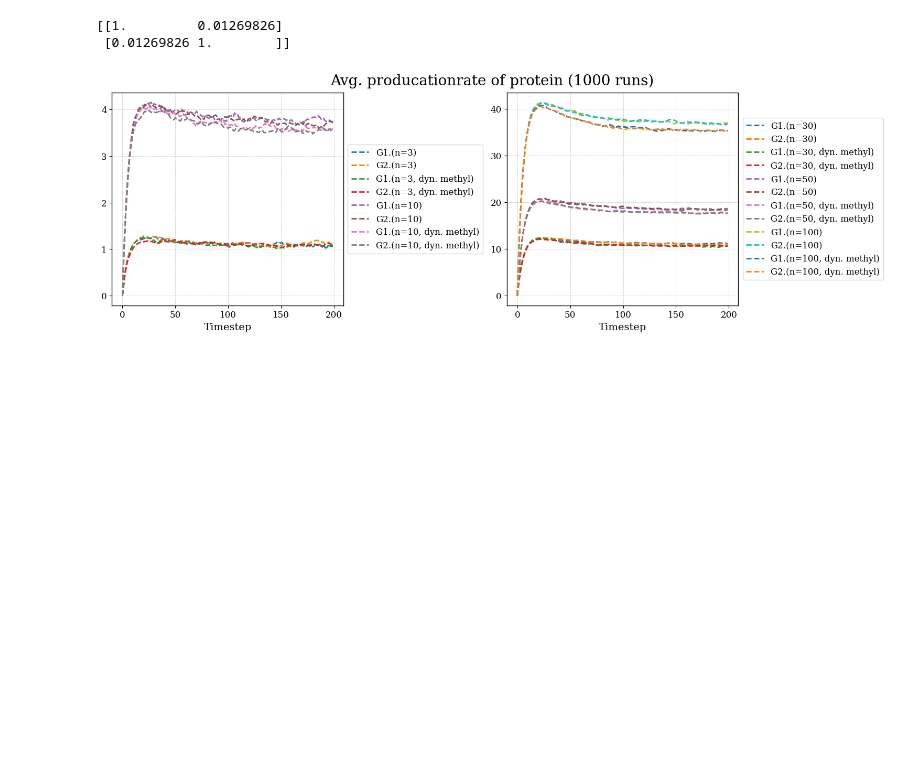
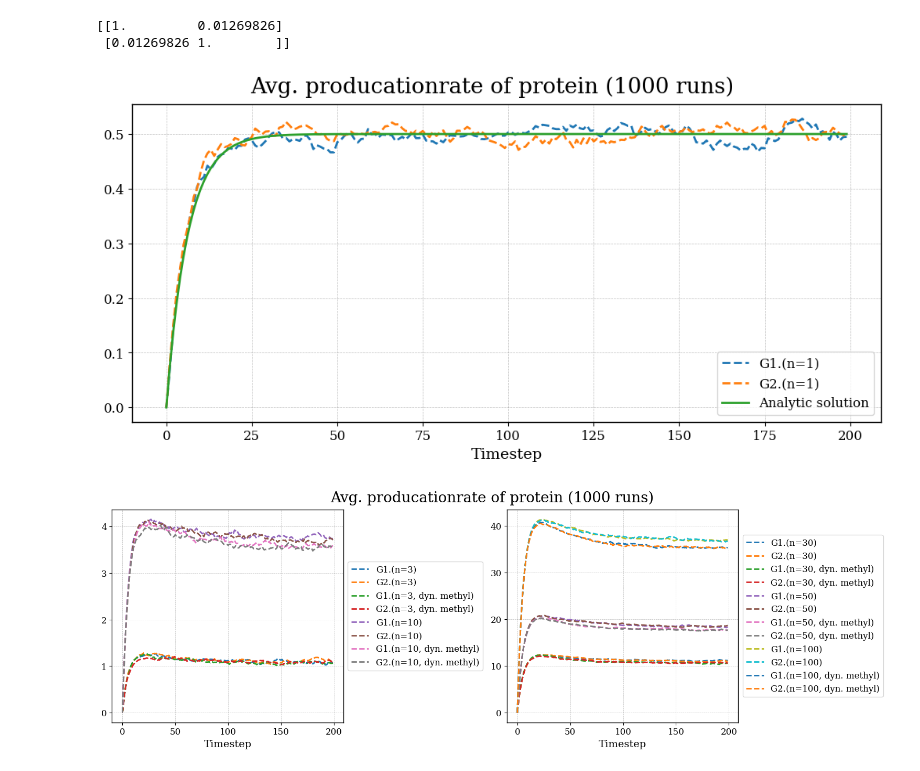
Before and after one commit to RicemanBoy/trafficRNA, a Jupyter notebook: trafficRNA.ipynb, the cells around one changed output. Cells and saved outputs as stored; diff of their text form; code cells hidden in the pictures; blank space fills up the shorter version.

Commit message:
analytic passt

```diff
--- a/trafficRNA.ipynb
+++ b/trafficRNA.ipynb
@@ -180,15 +180,44 @@ print(avg_corr)
 # %%
 #Work here with the defined classes in simulation2.py
 
-p1, p2 = 0.08, 0.02
+p1, p2 = 0.08, 0.00
 
 # gene1 = gene(3, boxes, p1, p2)
 # gene2 = gene(3, boxes, p1, p2)
 
 simu = simulation(timesteps=200)
 
-avg1, std1, avg2, std2, avg_corr = simu.average(3, p1, p2, 1000, m_switch=False)
-avg1m, std1m, avg2m, std2m, avg_corrm = simu.average(3, p1, p2, 1000, m_switch=True)
+avg1, std1, avg2, std2, avg_corr = simu.average(1, p1, p2, 2000, m_switch=False)
+#avg1m, std1m, avg2m, std2m, avg_corrm = simu.average(1, p1, p2, 2000, m_switch=True)
+# %%
+def analytic(p_on:float, p_off: float, timesteps: int):
+    x = [i for i in range(timesteps)]
+    y = []
+    for i in x:
+        solution = (p_on/(p_on+p_off))*(1-np.exp(-(p_off+p_on)*i))
+        y.append(solution)
+
+    return x,y
+
+time = simu.timeline
+
+x,y = analytic(p_on=p1, p_off=p1, timesteps = 200)
+
+fig, ax1 = plt.subplots(figsize=(10,5))
+
+ax1.plot(time, avg1, label="G1.(n=1)", linestyle="--")
+ax1.plot(time, avg2, label="G2.(n=1)", linestyle="--")
+
+ax1.plot(x,y, label="Analytic solution")
+
+ax1.set_xlabel("Timestep")
+# ax1.set_title("Avg. producationrate of protein (1000 shots)")
+# ax2.set_title("Avg. producationrate of protein (1000 shots)")
+plt.suptitle("Avg. producationrate of protein (1000 runs)", fontsize=20)
+plt.legend()
+plt.show()
+# %% [output]
+[figure, added]
 # %%
 n = 10
 
```
